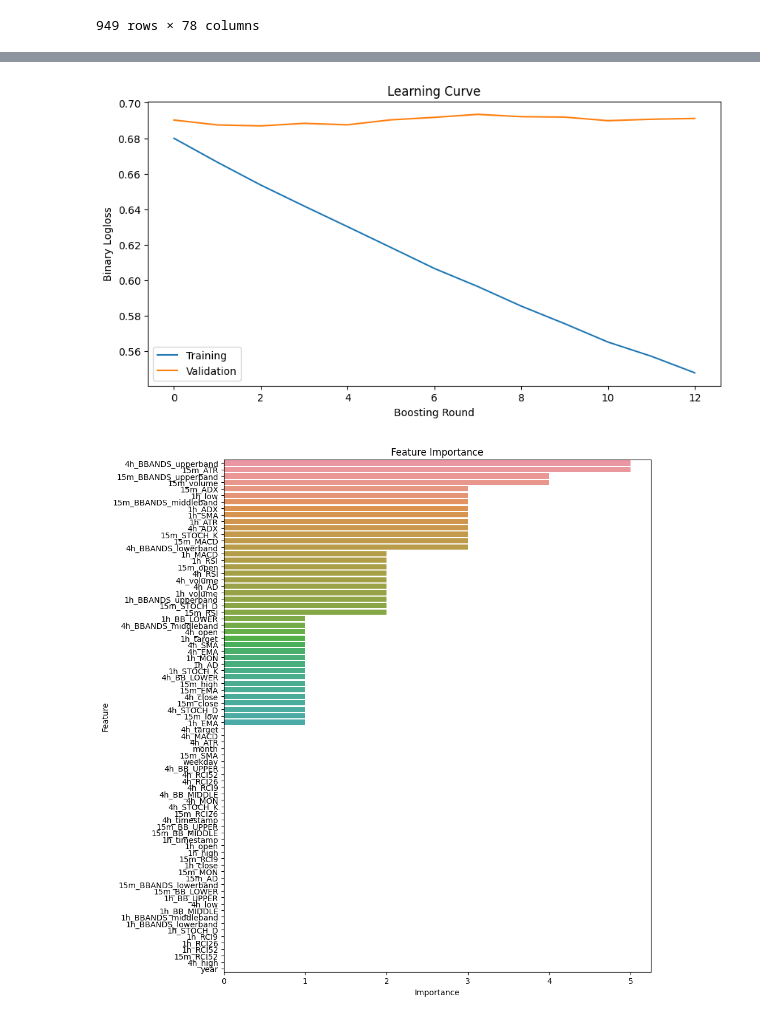
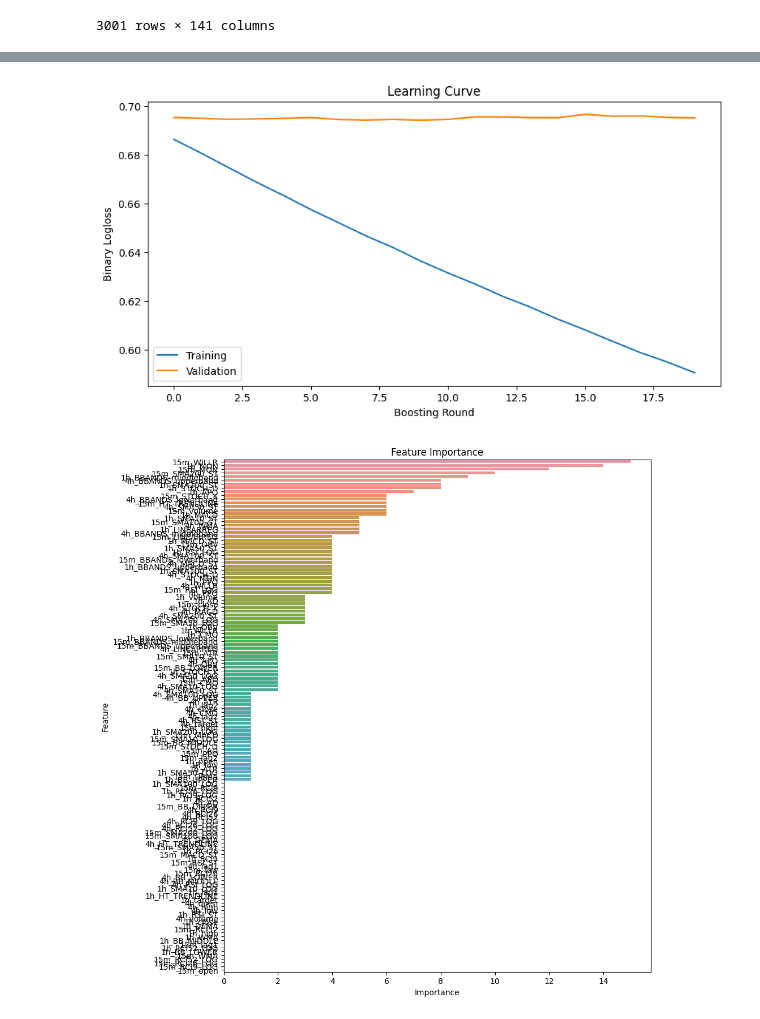
Before and after one commit to pixcelo/learning-model, a Jupyter notebook: multitimeframe_model.ipynb, the cells around one changed output, grey strips where cells are left out. Cells and saved outputs as stored; diff of their text form; code cells hidden in the pictures.

```diff
--- a/multitimeframe_model.ipynb
+++ b/multitimeframe_model.ipynb
@@ -110,7 +164,7 @@ def plot_feature_importance(model, feature_names):
 # %%
 # 学習と評価
 def train_and_evaluate(df):
-    features = df.drop('15m_target', axis=1)
+    features = df.drop(['15m_target', '1h_timestamp', '4h_timestamp'], axis=1)
     labels = df['15m_target']
 
     X_train, X_test, y_train, y_test = train_test_split(features, labels, test_size=0.2, random_state=42)
@@ -161,9 +215,9 @@ def train_and_evaluate(df):
 # %%
 if __name__ == "__main__":
     file_names = [
-        "data/BTCUSDT_15m_20210801_20211231.csv",
-        "data/BTCUSDT_1h_20210801_20211231.csv",
-        "data/BTCUSDT_4h_20210801_20211231.csv"]
+        "data/BTCUSDT_15m_20210801_20221231.csv",
+        "data/BTCUSDT_1h_20210801_20221231.csv",
+        "data/BTCUSDT_4h_20210801_20221231.csv"]
     dfs = load_data(file_names)
 
     # 各タイムフレームのデータに対して特徴量エンジニアリングとラベル作成を行う
@@ -203 +257 @@ if __name__ == "__main__":
-949 rows × 78 columns
+3001 rows × 141 columns
@@ -221,2 +277,2 @@ weighted avg       0.57      0.57      0.57       190
-[figure, old version]
+[figure, new version]
-[figure, old version]
+[figure, new version]
```
Also changed, not shown: parts of 3 cells of this notebook, 6 other files.
